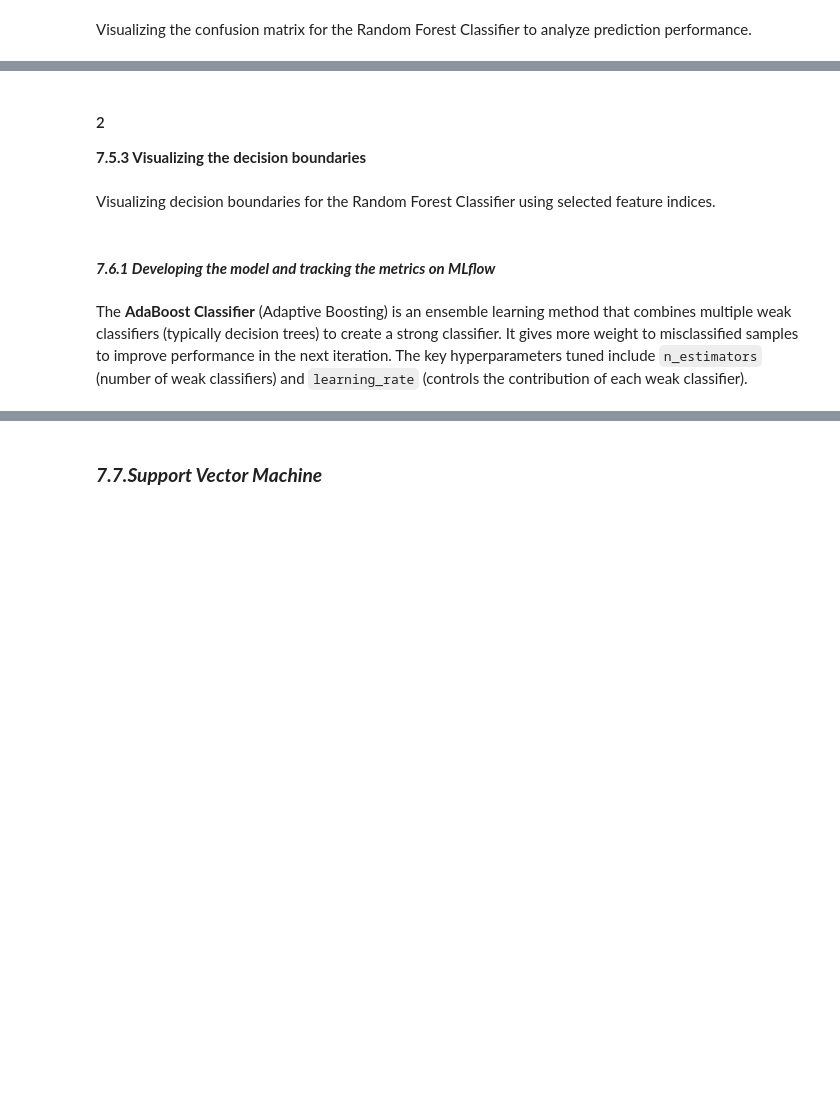
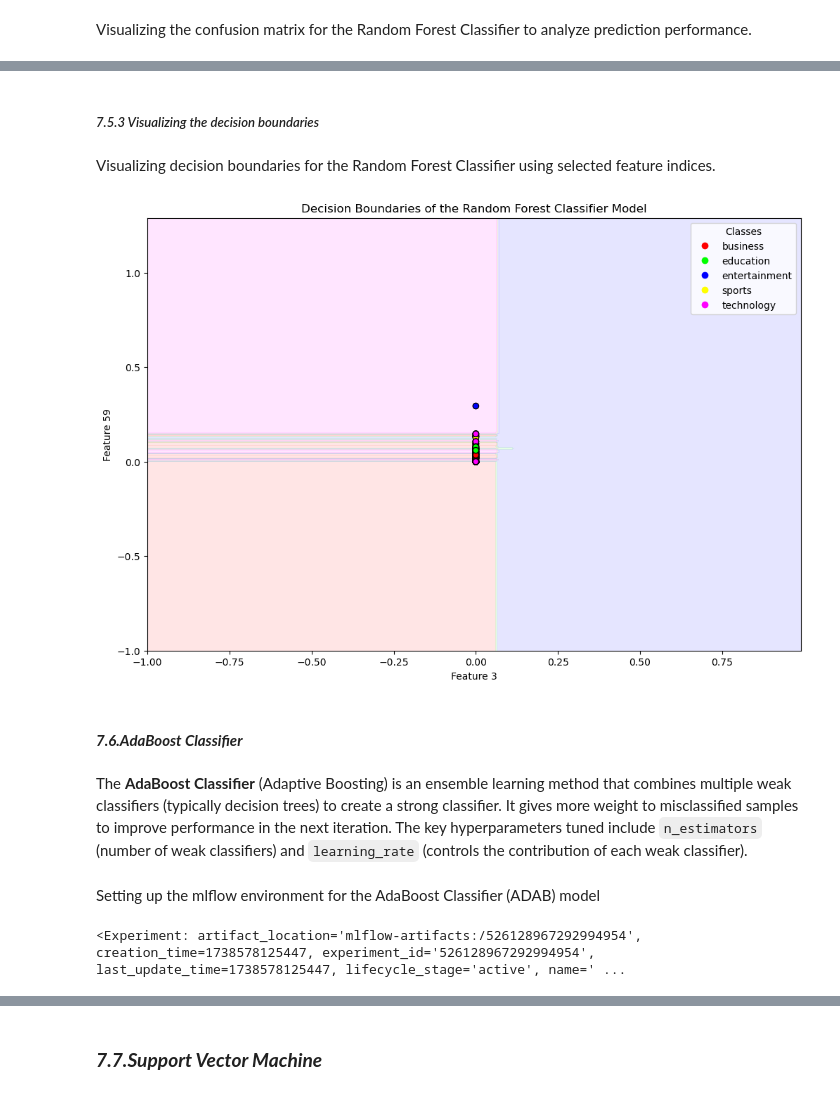
Before and after one commit to lamelkekana/Team3_ClassificationProject, a Jupyter notebook: News_articles.ipynb, the cells around one changed output, grey strips where cells are left out. Drawn from its saved outputs; the diff is of its cells as text; code cells hidden in the pictures; blank space fills up the shorter version.

```diff
--- a/News_articles.ipynb
+++ b/News_articles.ipynb
@@ -1601,0 +1760,4 @@ A `RandomForestClassifier` from the `ensemble` module in Scikit-learn was used f
+# %%
+rf_experiment_name = 'Random Forest Model'
+#experiment_id = mlflow.create_experiment(rf_experiment_name)
+mlflow.set_experiment(rf_experiment_name)
@@ -1640,6 +1851,8 @@ def develop_rf(X_train, X_validation, y_train, y_validation):
 # %%
-best_rf_model, rf_conf_matrix, rf_class_report = develop_rf(X_train,
-                                                            X_validation,
-                                                            y_train,
-                                                            y_validation
-                                                            )
+best_rf_model, rf_conf_matrix, rf_class_report, rf_log_loss = develop_rf(X_train,
+                                                                         X_validation,
+                                                                         y_train,
+                                                                         y_validation
+                                                                        )
+y_test_pred['Random Forest Classifier'] = best_rf_model.predict(X_test_set)
+y_test_pred_proba['Random Forest Classifier'] = best_rf_model.predict_proba(X_test_set)
@@ -1652,19 +1895,28 @@ conf_matrix_visualizer(rf_conf_matrix, 'Random Forest Classifier')
 # %% [markdown]
-#### 2
-**7.5.3 Visualizing the decision boundaries**
+##### *7.5.3 Visualizing the decision boundaries*
 # %% [markdown]
 Visualizing decision boundaries for the Random Forest Classifier using selected feature indices.
 # %%
-feature_indices = [3, 2] # Value range is [0-4386, 0-6006], shape(4387, 6007)
+feature_indices = [3, 59] # Value range is [0-4386, 0-5999], shape(4387, 6000)
 decision_boundaries_visualizer(best_rf_model,
                                'Random Forest Classifier',
                                X_train,
                                X_validation,
                                y_train,
                                y_validation,
                                feature_indices
                              )
+# %% [output]
+[figure, added]
-# %% [markdown]
-#### ***7.6.1 Developing the model and tracking the metrics on MLflow***
+# %% [markdown]
+#### ***7.6.AdaBoost Classifier***
 # %% [markdown]
 The **AdaBoost Classifier** (Adaptive Boosting) is an ensemble learning method that combines multiple weak classifiers (typically decision trees) to create a strong classifier. It gives more weight to misclassified samples to improve performance in the next iteration. The key hyperparameters tuned include `n_estimators` (number of weak classifiers) and `learning_rate` (controls the contribution of each weak classifier).
+# %% [markdown]
+Setting up the mlflow environment for the AdaBoost Classifier (ADAB) model
+# %%
+adab_experiment_name = 'AdaBoost Model'
+#experiment_id = mlflow.create_experiment(adab_experiment_name)
+mlflow.set_experiment(adab_experiment_name)
+# %% [output]
+<Experiment: artifact_location='mlflow-artifacts:/526128967292994954', creation_time=1738578125447, experiment_id='526128967292994954', last_update_time=1738578125447, lifecycle_stage='active', name=' ...
```
Also changed, not shown: parts of 126 cells of this notebook.
